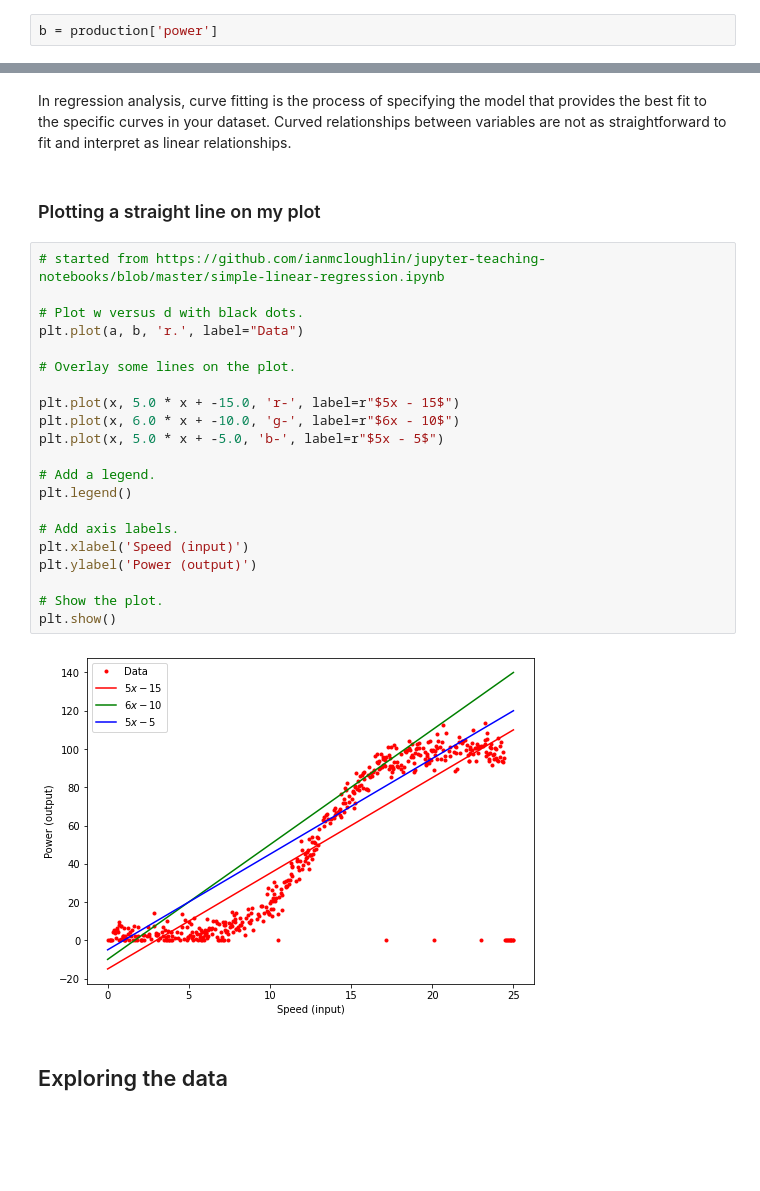
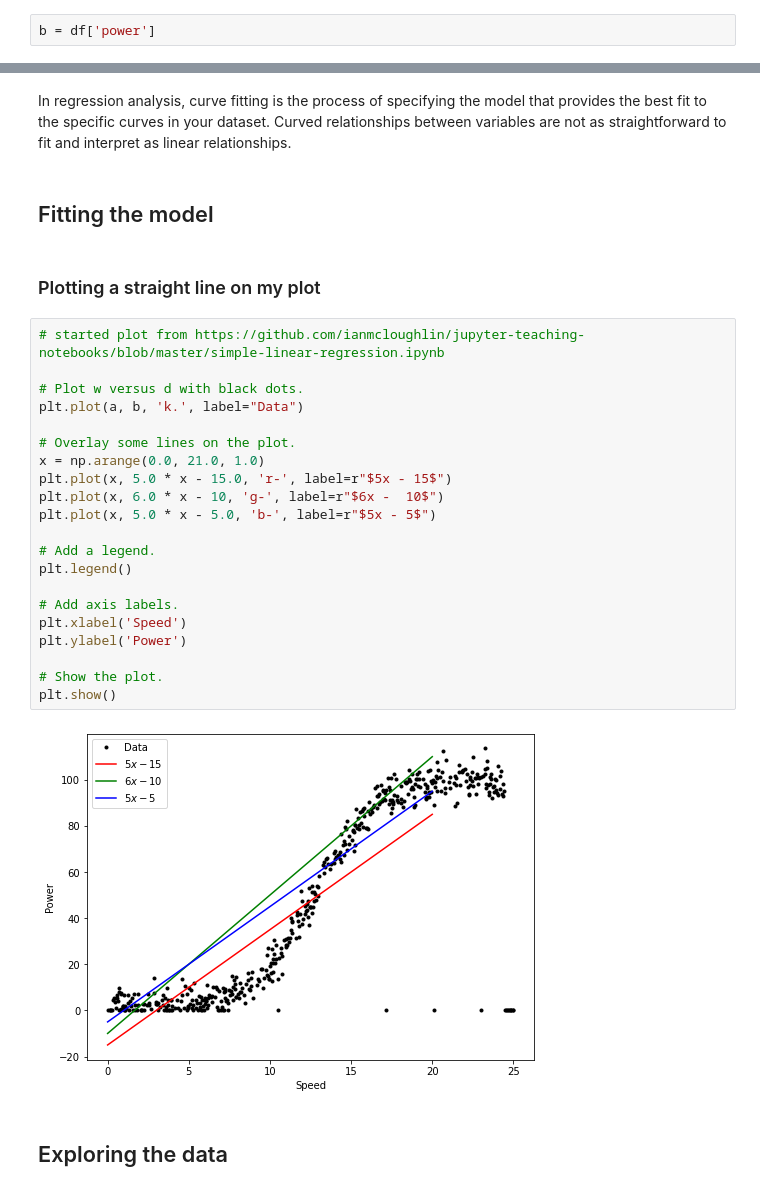
Before and after one commit to caroltreacy/fundamentals-project-2020, a Jupyter notebook: Project 2020 - powerproduction.ipynb, the cells around one changed output, grey strips where cells are left out. Drawn from its saved outputs; the diff is of its cells as text; blank space fills up the shorter version.

```diff
--- a/Project 2020 - powerproduction.ipynb
+++ b/Project 2020 - powerproduction.ipynb
@@ -66,7 +77,7 @@ a
 499    25.000
 Name: speed, Length: 500, dtype: float64
 # %%
-b = production['power']
+b = df['power']
 # %%
 # power
 b
@@ -196,31 +207,33 @@ It looks like the data might be linear. The points don't go in a straight line,
 ### Analysis of its accuracy
 # %% [markdown]
 In regression analysis, curve fitting is the process of specifying the model that provides the best fit to the specific curves in your dataset. Curved relationships between variables are not as straightforward to fit and interpret as linear relationships.
+# %% [markdown]
+## Fitting the model
 # %% [markdown]
 ### Plotting a straight line on my plot
 # %%
-# started from https://github.com/ianmcloughlin/jupyter-teaching-notebooks/blob/master/simple-linear-regression.ipynb
+# started plot from https://github.com/ianmcloughlin/jupyter-teaching-notebooks/blob/master/simple-linear-regression.ipynb
 
 # Plot w versus d with black dots.
-plt.plot(a, b, 'r.', label="Data")
+plt.plot(a, b, 'k.', label="Data")
 
 # Overlay some lines on the plot.
-
-plt.plot(x, 5.0 * x + -15.0, 'r-', label=r"$5x - 15$")
-plt.plot(x, 6.0 * x + -10.0, 'g-', label=r"$6x - 10$")
-plt.plot(x, 5.0 * x + -5.0, 'b-', label=r"$5x - 5$")
+x = np.arange(0.0, 21.0, 1.0)
+plt.plot(x, 5.0 * x - 15.0, 'r-', label=r"$5x - 15$")
+plt.plot(x, 6.0 * x - 10, 'g-', label=r"$6x -  10$")
+plt.plot(x, 5.0 * x - 5.0, 'b-', label=r"$5x - 5$")
 
 # Add a legend.
 plt.legend()
 
 # Add axis labels.
-plt.xlabel('Speed (input)')
-plt.ylabel('Power (output)')
+plt.xlabel('Speed')
+plt.ylabel('Power')
 
 # Show the plot.
 plt.show()
 # %% [output]
-[figure, old version]
+[figure, new version]
 # %% [markdown]
 ## Exploring the data
 # %% [markdown]
```
Also changed, not shown: parts of 16 cells of this notebook, 1 other file.
